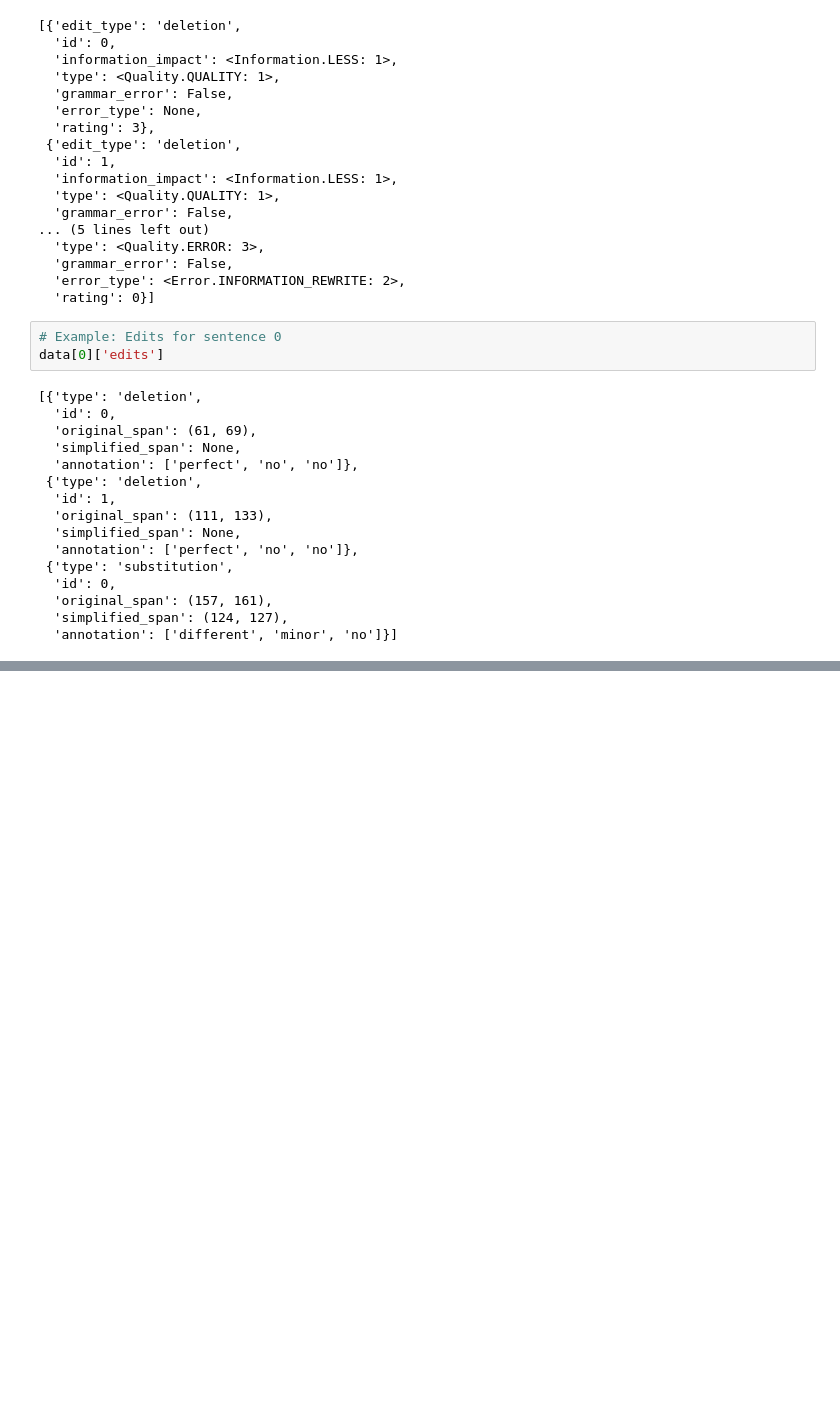
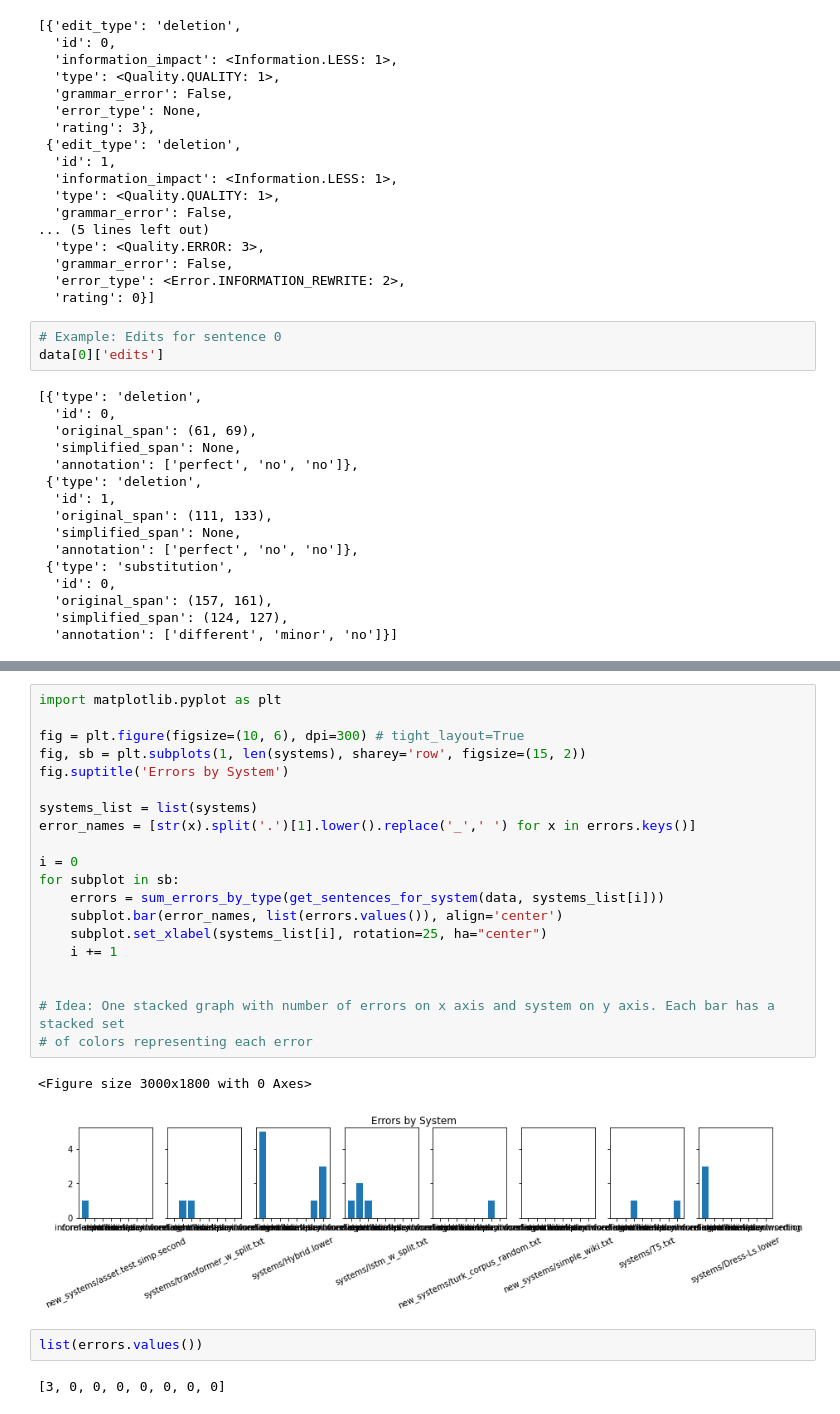
Before and after one commit to Yao-Dou/ts-annotation-tool, a Jupyter notebook: data/analysis/analysis.ipynb, the cells around one changed output, grey strips where cells are left out. Cells and saved outputs as stored; diff of their text form; blank space fills up the shorter version.

```diff
--- a/data/analysis/analysis.ipynb
+++ b/data/analysis/analysis.ipynb
@@ -92,0 +126,27 @@ systems/T5.txt
+# %%
+import matplotlib.pyplot as plt
+
+fig = plt.figure(figsize=(10, 6), dpi=300) # tight_layout=True
+fig, sb = plt.subplots(1, len(systems), sharey='row', figsize=(15, 2))
+fig.suptitle('Errors by System')
+
+systems_list = list(systems)
+error_names = [str(x).split('.')[1].lower().replace('_',' ') for x in errors.keys()]
+
+i = 0
+for subplot in sb:
+    errors = sum_errors_by_type(get_sentences_for_system(data, systems_list[i]))
+    subplot.bar(error_names, list(errors.values()), align='center')
+    subplot.set_xlabel(systems_list[i], rotation=25, ha="center")
+    i += 1
+
+
+# Idea: One stacked graph with number of errors on x axis and system on y axis. Each bar has a stacked set
+# of colors representing each error
+# %% [output]
+<Figure size 3000x1800 with 0 Axes>
+[figure, added]
+# %%
+list(errors.values())
+# %% [output]
+[3, 0, 0, 0, 0, 0, 0, 0]
```
Also changed, not shown: parts of 4 cells of this notebook, 2 other files.
